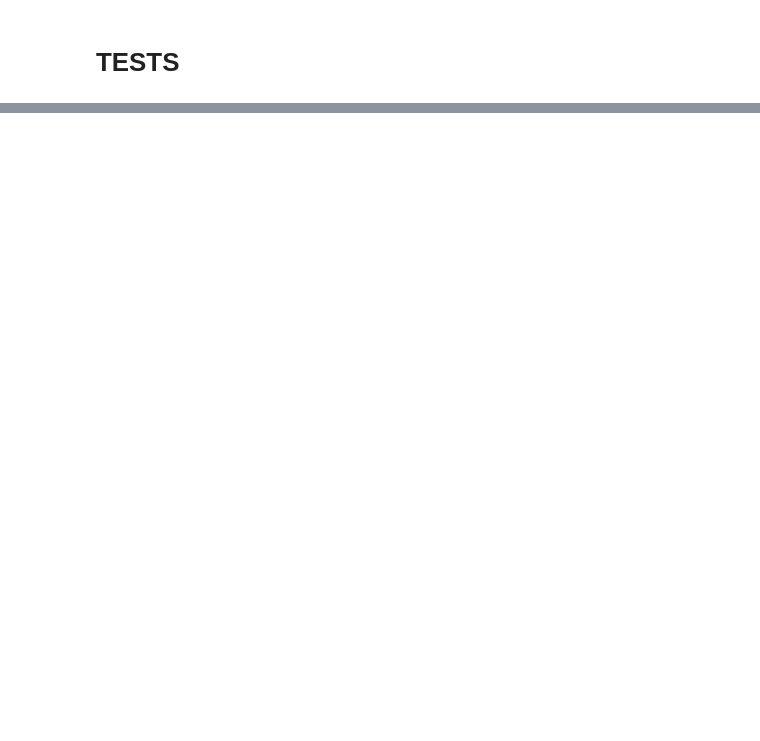
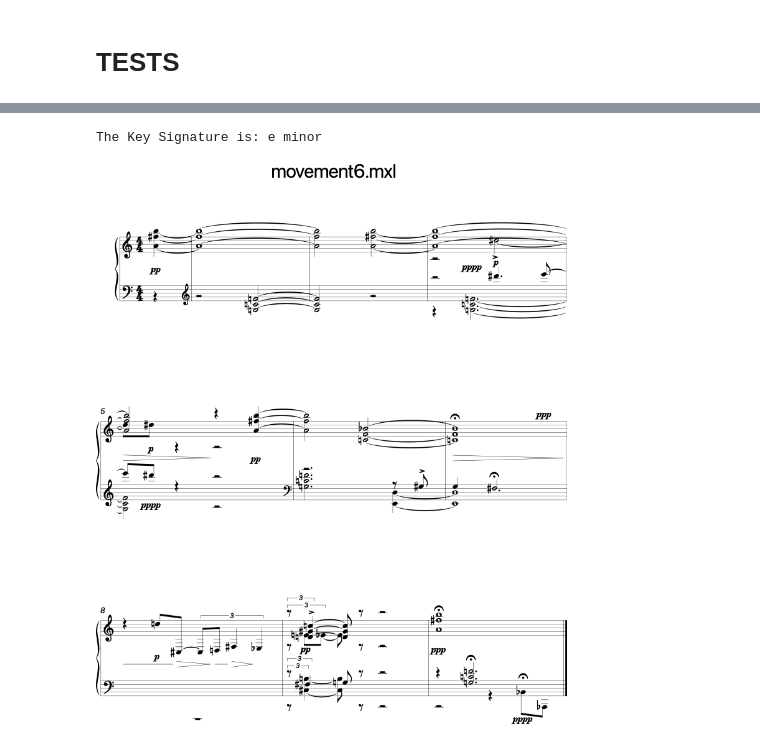
Before and after one commit to jasonvla/bachAndNotagenCorpora, a Jupyter notebook: Bachprojekt.ipynb, the cells around one changed output, grey strips where cells are left out. Drawn from its saved outputs; the diff is of its cells as text; code cells hidden in the pictures; blank space fills up the shorter version.

```diff
--- a/Bachprojekt.ipynb
+++ b/Bachprojekt.ipynb
@@ -658,0 +920,8 @@ piece.show()
+# %%
+piece = corpus.parse("schoenberg/opus19", 6)
+piece_key = piece.analyze("key")
+print(f"The Key Signature is: {piece_key}")
+piece.show()
+# %% [output]
+The Key Signature is: e minor
+[figure, added]
```
Also changed, not shown: parts of 10 cells of this notebook.
